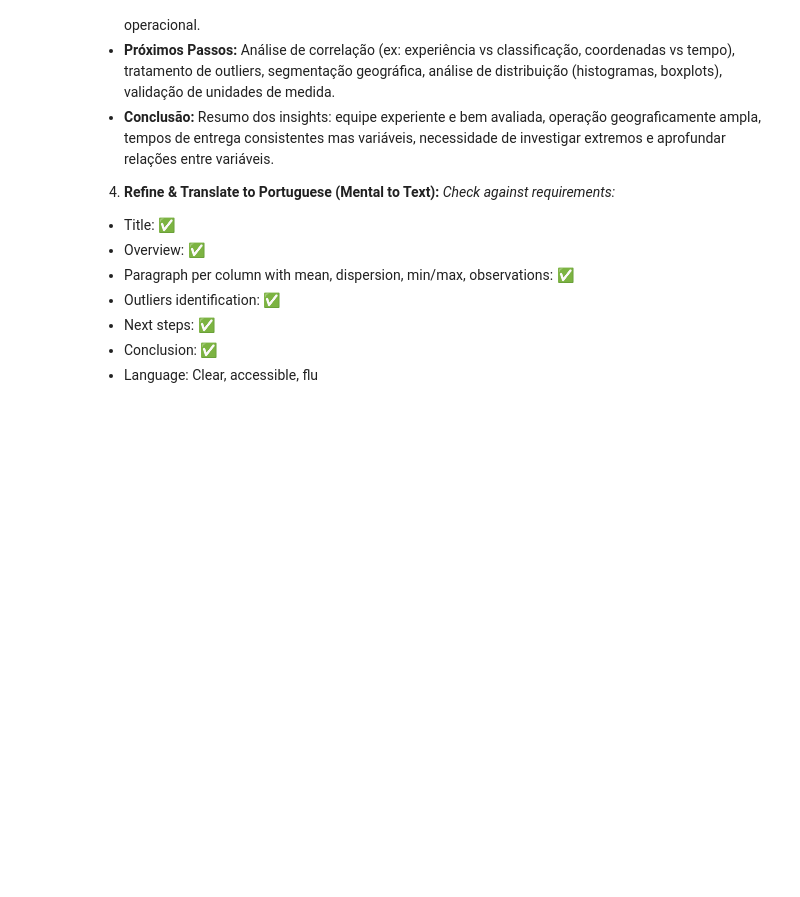
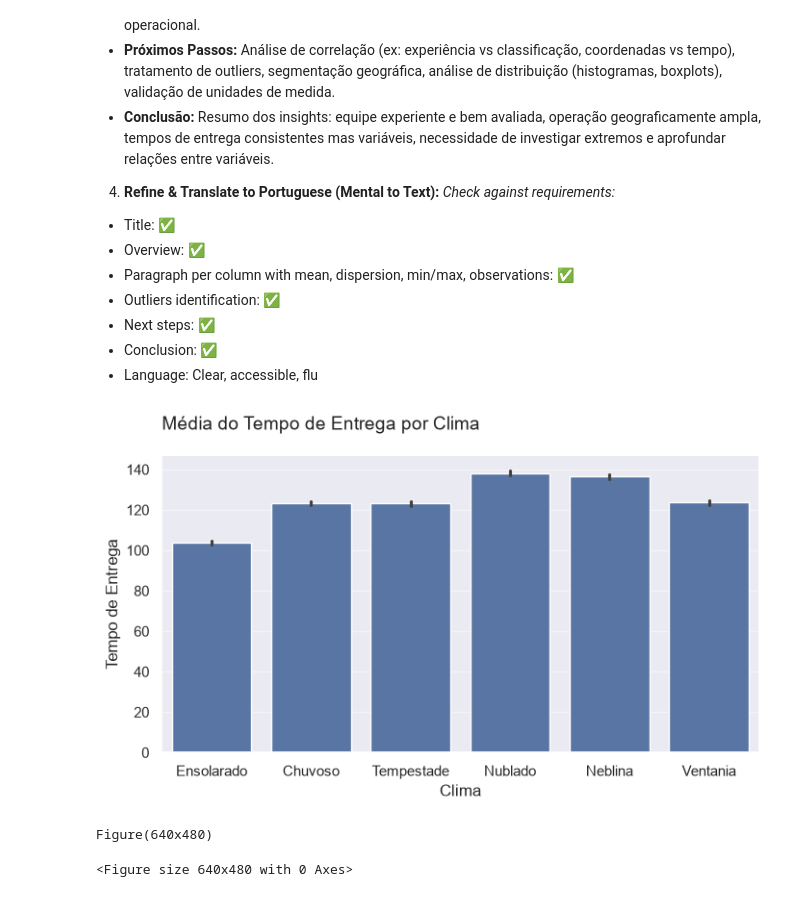
Before and after one commit to GuiMRDS/LangChain_analiseDeDados, a Jupyter notebook: agente.ipynb, the cells around one changed output. Drawn from its saved outputs; the diff is of its cells as text; code cells hidden in the pictures; blank space fills up the shorter version.

```diff
--- a/agente.ipynb
+++ b/agente.ipynb
@@ -664,45 +668,3 @@ Here's a thinking process:
    - Next steps: ✅
    - Conclusion: ✅
    - Language: Clear, accessible, flu
-# %%
-@tool
-
-def gerar_grafico(pergunta: str) -> str:
-    """
-    Utilize esta ferramenta sempre que o usuário solicitar um gráfico a partir de um DataFrame pandas (df) com base em uma instrução do usuário. A instrução pode conter pedidos como: 'Crie um gráfico da média de tempo de entrega por clima', 'Plote a distribuição do tempo de entrega' ou 'Plote a relação entre a classificação dos agentes e o tempo de entrega'. Palavras-chave comuns que indicam o uso desta ferramenta incluem: 'crie um gráfico', 'plote', 'visualize', 'faça um gráfico de', 'mostre a distribuição', 'represente graficamente', entre outros.
-    """
-
-
- """
-Você é um especialista em visualização de dados. Sua tarefa é gerar **apenas o código Python** para plotar um gráfico com base na solicitação do usuário.
-
-            ## Solicitação do usuário:
-            "{pergunta}"
-
-            ## Metadados do DataFrame:
-            {colunas}
-
-            ## Amostra dos dados (3 primeiras linhas):
-            {amostra}
-
-            ## Instruções obrigatórias:
-            1. Use as bibliotecas `matplotlib.pyplot` (como `plt`) e `seaborn` (como `sns`);
-            2. Defina o tema com `sns.set_theme()`;
-            3. Certifique-se de que todas as colunas mencionadas na solicitação existem no DataFrame chamado `df`;
-            4. Escolha o tipo de gráfico adequado conforme a análise solicitada:
-            - **Distribuição de variáveis numéricas**: `histplot`, `kdeplot`, `boxplot` ou `violinplot`
-            - **Distribuição de variáveis categóricas**: `countplot`
-            - **Comparação entre categorias**: `barplot`
-            - **Relação entre variáveis**: `scatterplot`
-            - **Séries temporais**: `lineplot`, com o eixo X formatado como datas
-            5. Configure o tamanho do gráfico com `figsize=(8, 4)`;
-            6. Adicione título e rótulos (`labels`) apropriados aos eixos;
-            7. Posicione o título à esquerda com `loc='left'`, deixe o `pad=20` e use `fontsize=14`;
-            8. Mantenha os ticks eixo X sem rotação com `plt.xticks(rotation=0)`;
-            9. Remova as bordas superior e direita do gráfico com `sns.despine()`;
-            10. Finalize o código com `plt.show()`.
-
-            Retorne APENAS o código Python, sem nenhum texto adicional ou explicação.
-
-            Código Python:
-"""
@@ -708,0 +768,7 @@ Você é um especialista em visualização de dados. Sua tarefa é gerar **apena
+# %%
+resposta_grafico = gerar_grafico.invoke("Crie um gráfico da média do tempo de entrega por clima.")
+print(resposta_grafico)
+# %% [output]
+[figure, added]
+Figure(640x480)
+<Figure size 640x480 with 0 Axes>
```
Also changed, not shown: parts of 4 cells of this notebook.
